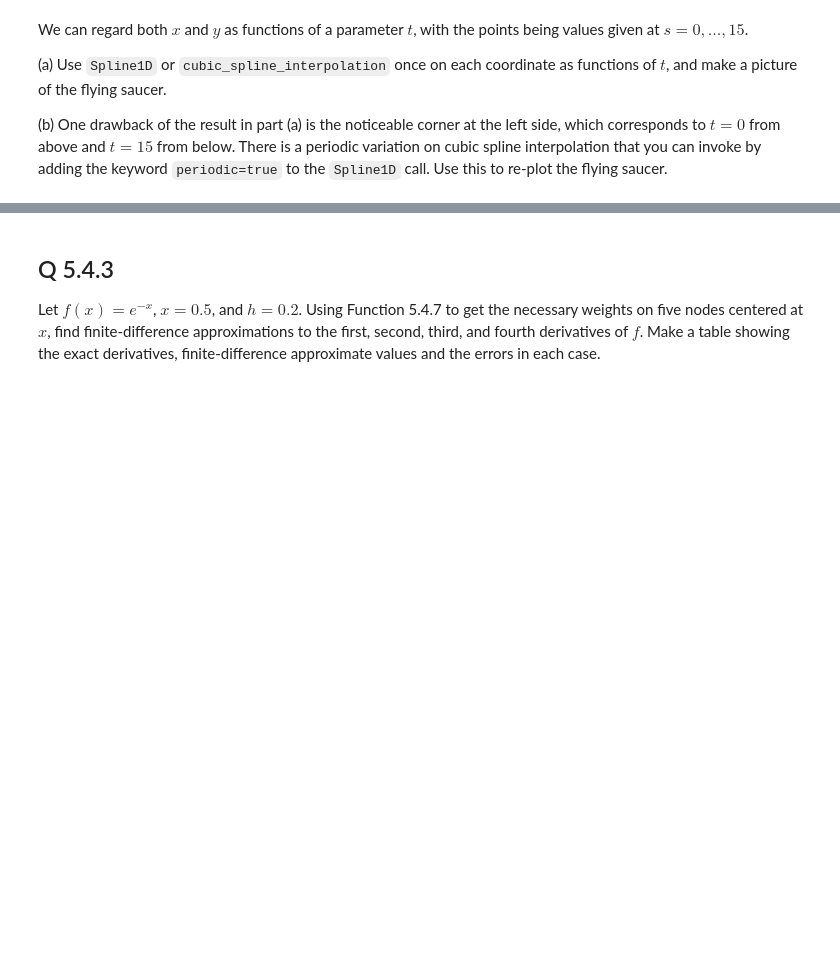
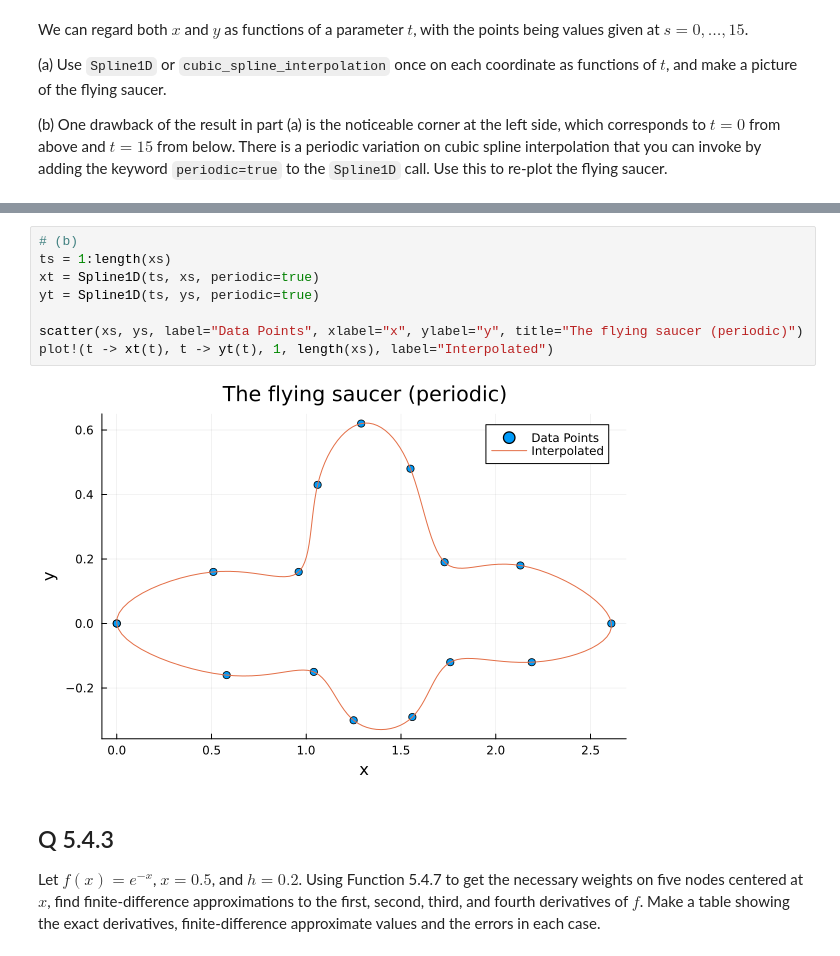
Before and after one commit to nekomiya-kasane/exercises, a Jupyter notebook: 2023-03-17-Julia/Julia A4.ipynb, the cells around one changed output, grey strips where cells are left out. Drawn from its saved outputs; the diff is of its cells as text; blank space fills up the shorter version.

```diff
--- a/2023-03-17-Julia/Julia A4.ipynb
+++ b/2023-03-17-Julia/Julia A4.ipynb
@@ -34,3 +52,13 @@ using Dierckx # for Spline1D
+# %%
+# (b)
+ts = 1:length(xs)
+xt = Spline1D(ts, xs, periodic=true)
+yt = Spline1D(ts, ys, periodic=true)
+
+scatter(xs, ys, label="Data Points", xlabel="x", ylabel="y", title="The flying saucer (periodic)")
+plot!(t -> xt(t), t -> yt(t), 1, length(xs), label="Interpolated")
+# %% [output]
+[figure, added]
 # %% [markdown]
 ## Q 5.4.3
 
```
Also changed, not shown: parts of 33 cells of this notebook, 1 other file.
